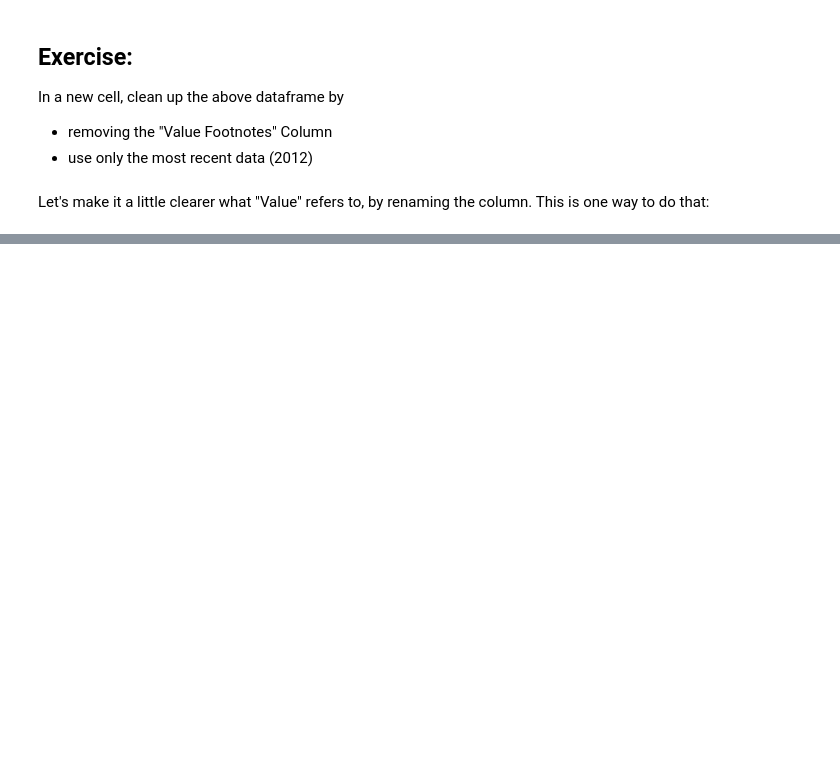
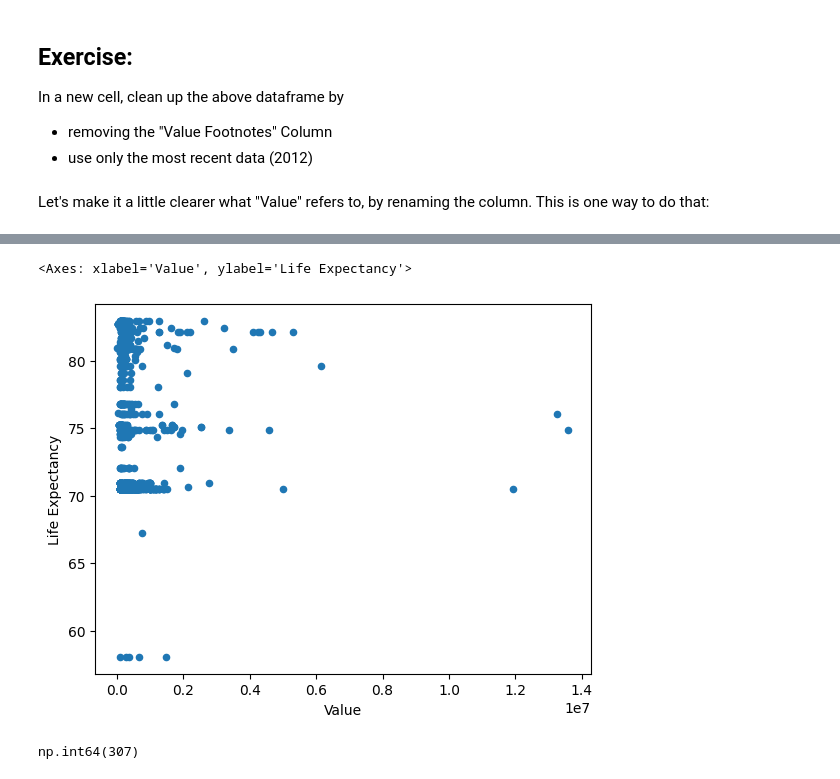
Before and after one commit to kristyliulhy77/QM2, a Jupyter notebook: W3_Merging_and_Joining_in_Python.ipynb, the cells around one changed output, grey strips where cells are left out. Drawn from its saved outputs; the diff is of its cells as text; code cells hidden in the pictures; blank space fills up the shorter version.

```diff
--- a/W3_Merging_and_Joining_in_Python.ipynb
+++ b/W3_Merging_and_Joining_in_Python.ipynb
@@ -367,3 +410,6 @@ You'll notice that the index **won't** be the column you want to merge on in the
 The syntax for merging on a **column** (which is not the index) is to pass the column name to the optional 'left_on=' or 'right_on=' arguments. And we don't use right_index=True (or left_index=True), depending on which we're using.
 
 So for example: **df1.merge(df2, left_on='Name', right_index=True)** would join df1 (on the left) to df2 (on the right), using the column 'Name' on the left (df1) and the index column (whatever that is) on the right (df2).
+# %%
+city_c=pd.read_csv('data/wk5/UN_Cities_1214_country.csv', index_col='City', encoding='latin1')
+city_c
@@ -369,0 +431,2 @@ So for example: **df1.merge(df2, left_on='Name', right_index=True)** would join
+# %%
+cities=city_pop.merge(city_c, left_on='City',right_index=True)
@@ -425,0 +526,7 @@ Question: How much data was "missing" in the merge?
+# %%
+life = life[life['Year'] == 2012]
+life.drop('Value Footnotes', axis=1, inplace=True)
+life.rename(columns = {'Value':'Life Expectancy'}, inplace=True)
+# %%
+cities_life = cities.merge(life, on='Country or Area', how ='left')
+cities_life.head()
@@ -425,0 +540,9 @@ Question: How much data was "missing" in the merge?
+# %%
+cities_life.plot(x='Value', y='Life Expectancy', kind='scatter')
+# %% [output]
+<Axes: xlabel='Value', ylabel='Life Expectancy'>
+[figure, added]
+# %%
+cities_life['Life Expectancy'].isna().sum()
+# %% [output]
+np.int64(307)
```
Also changed, not shown: parts of 34 cells of this notebook.
